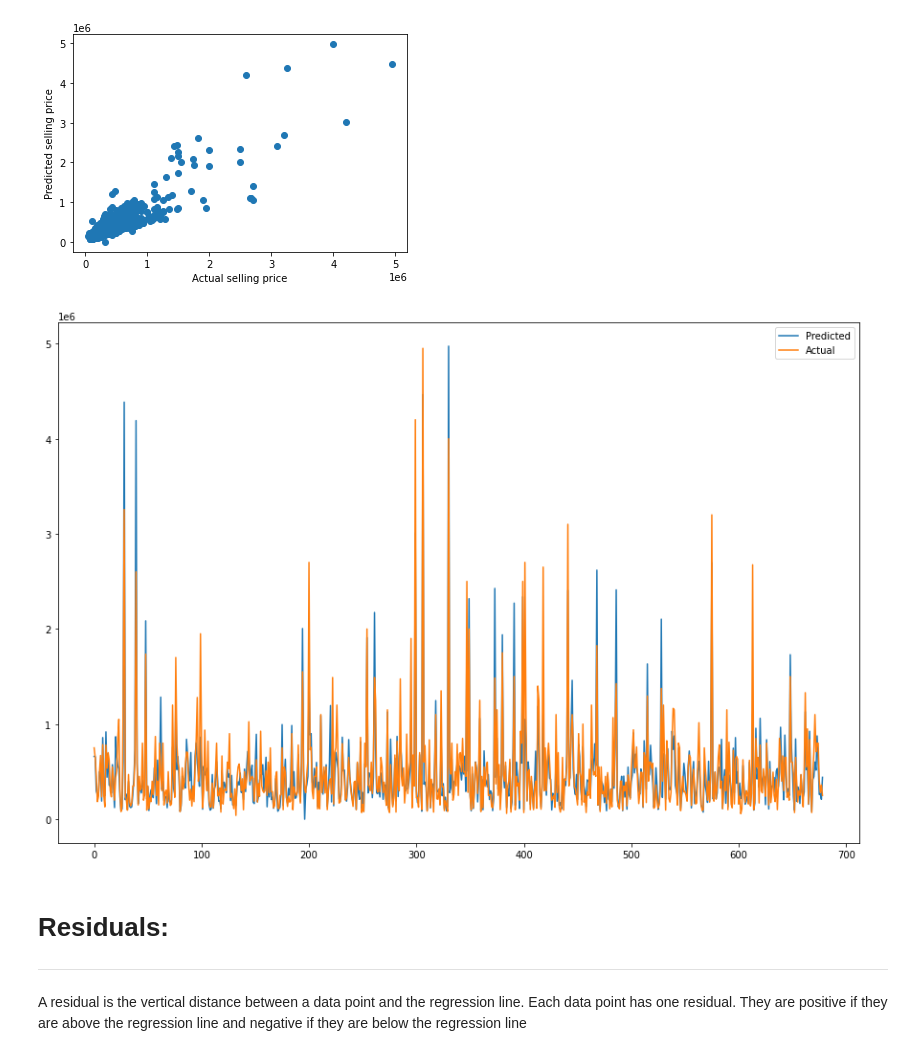
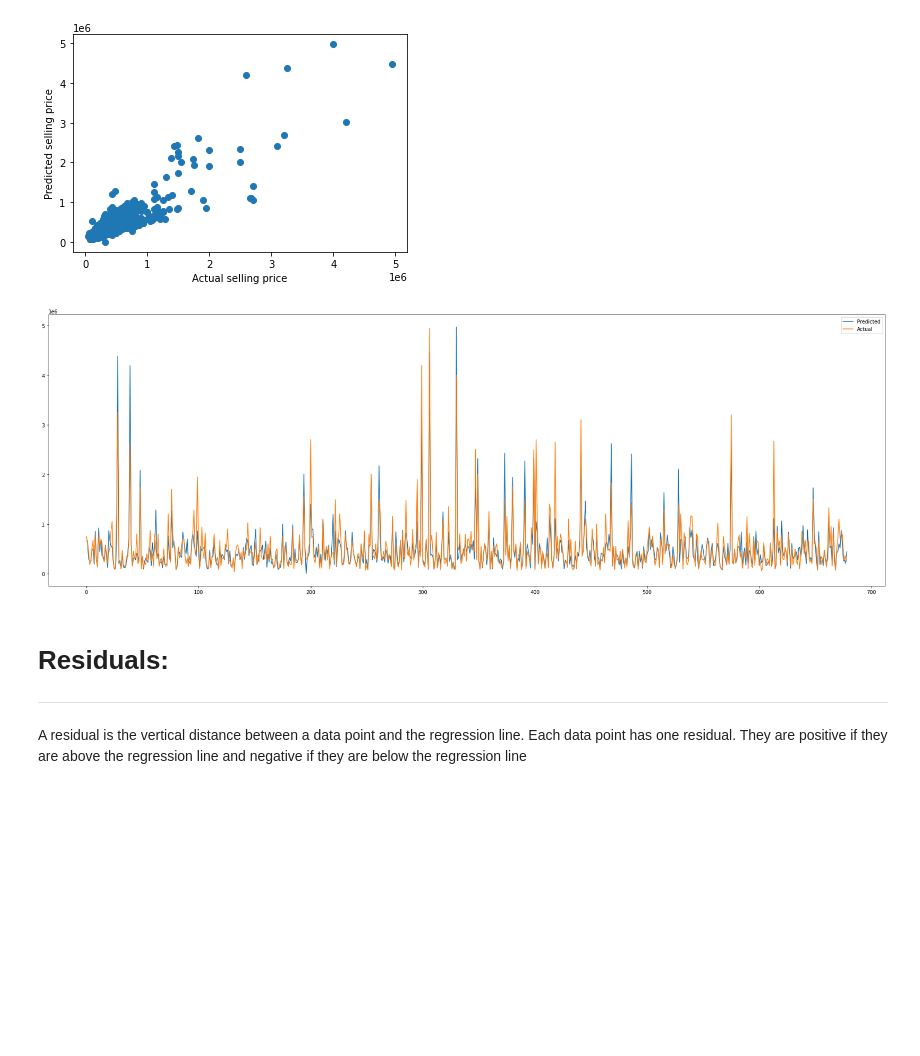
Before and after one commit to dushyantmaharshi/Linear-Regression-Implementation-Car-Dekho-Dataset-, a Jupyter notebook: Linear_Regression_(Car_Dekho).ipynb, the cells around one changed output. Drawn from its saved outputs; the diff is of its cells as text; code cells hidden in the pictures; blank space fills up the shorter version.

```diff
--- a/Linear_Regression_(Car_Dekho).ipynb
+++ b/Linear_Regression_(Car_Dekho).ipynb
@@ -563,13 +532,13 @@ plt.ylabel('Predicted selling price')
 Text(0, 0.5, 'Predicted selling price')
 [figure]
 # %%
-plt.figure(figsize=(15,10))
+plt.figure(figsize=(30,10))
 plt.plot(10**(y_pred))
 plt.plot(np.array(10**(y_test)))
 plt.legend(["Predicted","Actual"])
 plt.show()
 # %% [output]
-[figure, old version]
+[figure, new version]
 # %% [markdown]
 # **Residuals:**
 
```
Also changed, not shown: parts of 69 cells of this notebook.
